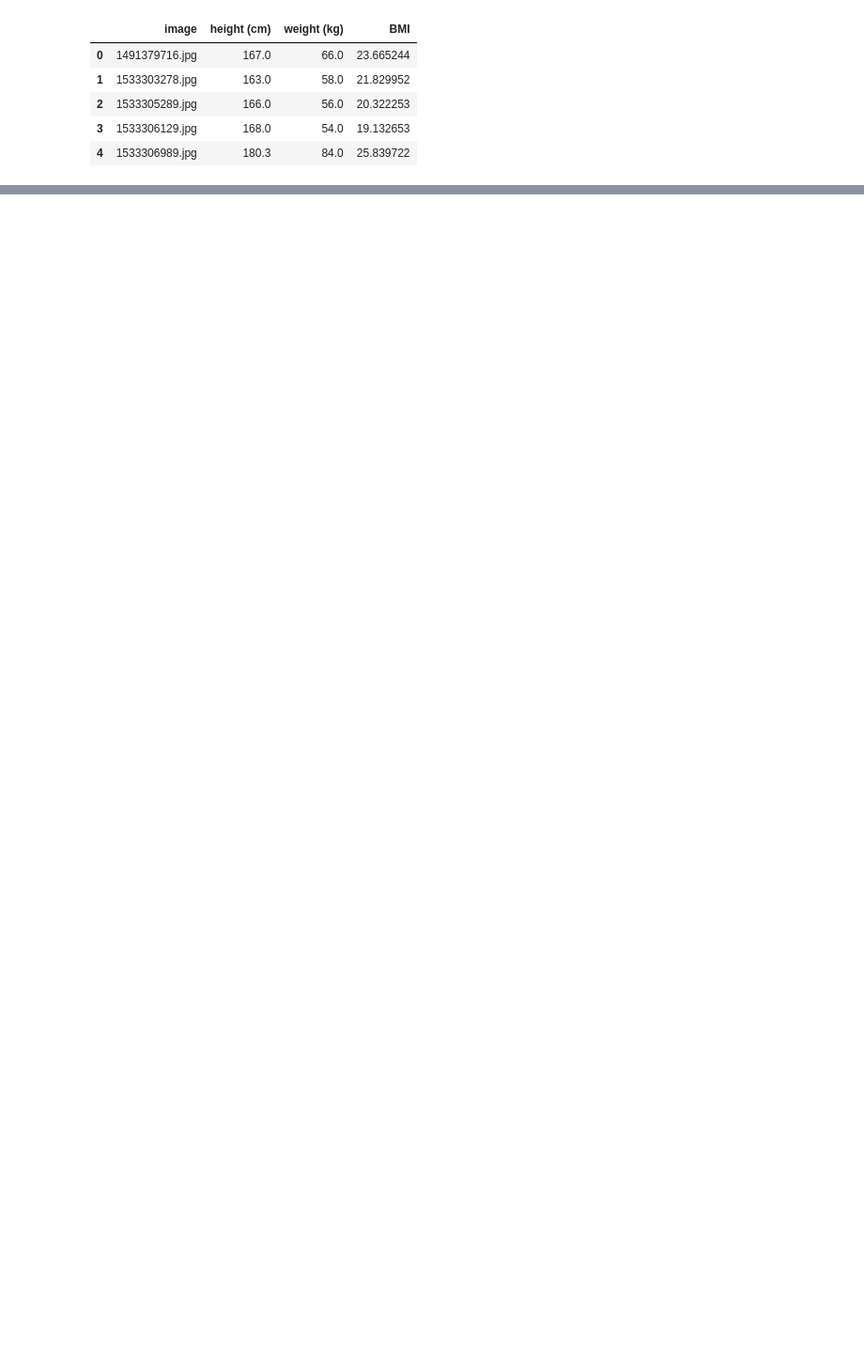
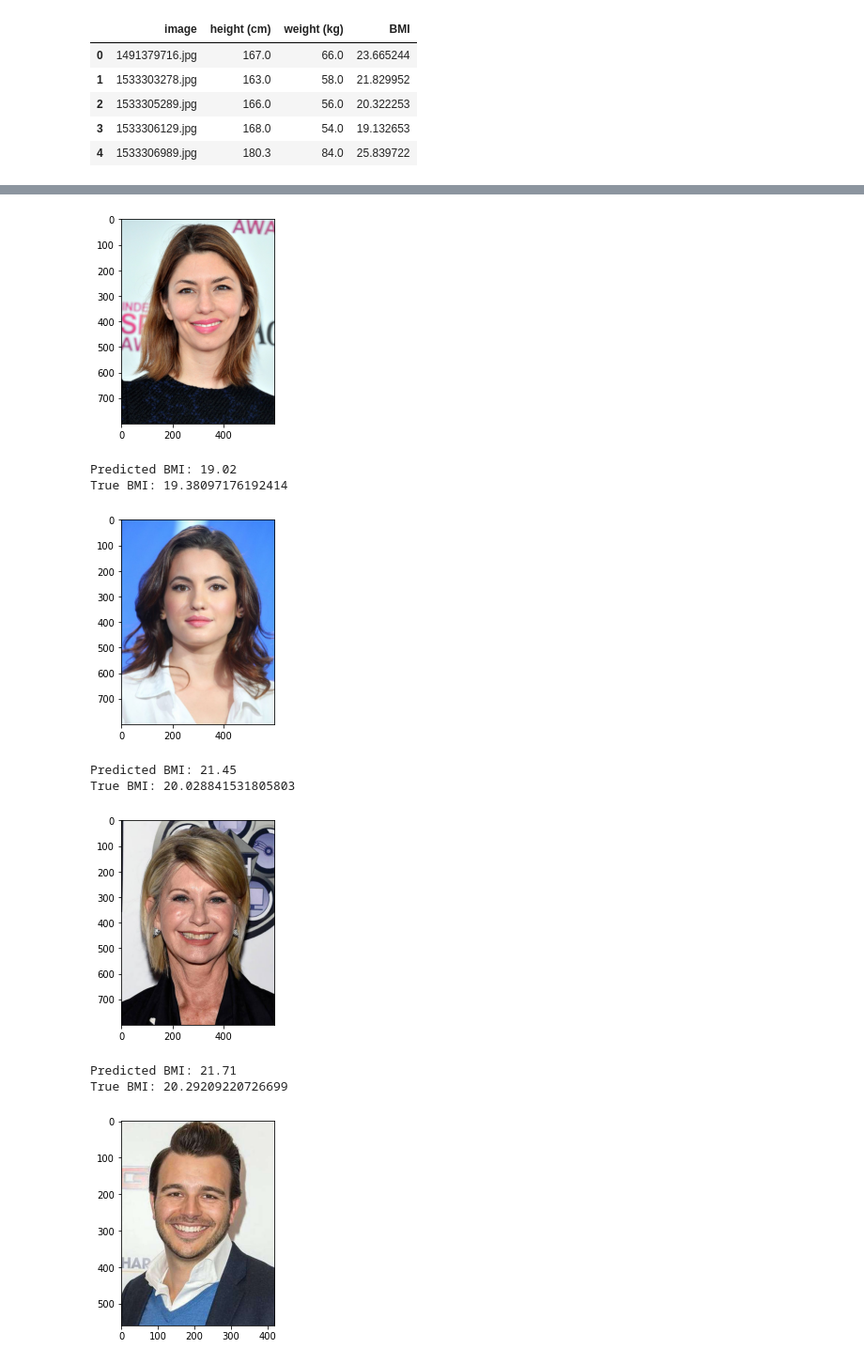
Before and after one commit to ceccaroni1884368/Face-to-BMI, a Jupyter notebook: Face_To_BMI.ipynb, the cells around one changed output, grey strips where cells are left out. Shown: that part at 94% size. Saved outputs shown, nothing was run; the diff lists cells and outputs as text; code cells hidden in the pictures; blank space fills up the shorter version.

```diff
--- a/Face_To_BMI.ipynb
+++ b/Face_To_BMI.ipynb
@@ -154,0 +240,5 @@ df_new = pd.read_csv(os.path.join(output_dir, 'df_features.csv'))
+# %%
+sc_X = MinMaxScaler()
+sc_y = MinMaxScaler()
+X = sc_X.fit_transform(df_new.drop(['target', 'path'], axis=1).to_numpy())
+y = sc_y.fit_transform(df_new['target'].to_numpy().reshape(-1,1)).flatten()
@@ -154,0 +247,2 @@ df_new = pd.read_csv(os.path.join(output_dir, 'df_features.csv'))
+# %%
+X_train, X_test, y_train, y_test = train_test_split(X, y, test_size=0.2, random_state=42)
@@ -154,0 +251,3 @@ df_new = pd.read_csv(os.path.join(output_dir, 'df_features.csv'))
+# %%
+svr = SVR(kernel='rbf', C=0.2, epsilon=0.01)
+_ = svr.fit(X_train, y_train)
@@ -154,0 +262,22 @@ df_new = pd.read_csv(os.path.join(output_dir, 'df_features.csv'))
+# %%
+def test_image(path):
+    img = Image.open(path)
+    try:
+        # Get cropped and prewhitened image tensor
+        img_cropped = mtcnn(img)
+
+        # Calculate embedding (unsqueeze to add batch dimension)
+        img_embedding = resnet(img_cropped.unsqueeze(0))
+
+        images_features = img_embedding.detach().cpu().numpy().flatten()
+
+        images_features = sc_X.transform(images_features.reshape(1,-1))
+
+        predict = svr.predict(images_features)
+        predict = sc_y.inverse_transform(predict.reshape(-1,1))
+
+        plt.imshow(img)
+        plt.show()
+        print(f'Predicted BMI: {round(predict.flatten()[0],2)}')
+    except:
+        print('Face not found')
@@ -154,0 +286,16 @@ df_new = pd.read_csv(os.path.join(output_dir, 'df_features.csv'))
+# %%
+for i in range(len(df_test['path'])):
+    img_path = os.path.join('.', 'dataset', 'images', df_test['path'].iloc[i])
+    test_image(img_path)
+    print('True BMI:', df_test['target'].iloc[i])
+# %% [output]
+[figure, added]
+Predicted BMI: 19.02
+True BMI: 19.38097176192414
+[figure, added]
+Predicted BMI: 21.45
+True BMI: 20.028841531805803
+[figure, added]
+Predicted BMI: 21.71
+True BMI: 20.29209220726699
+[figure, added]
```
Also changed, not shown: parts of 37 cells of this notebook.
